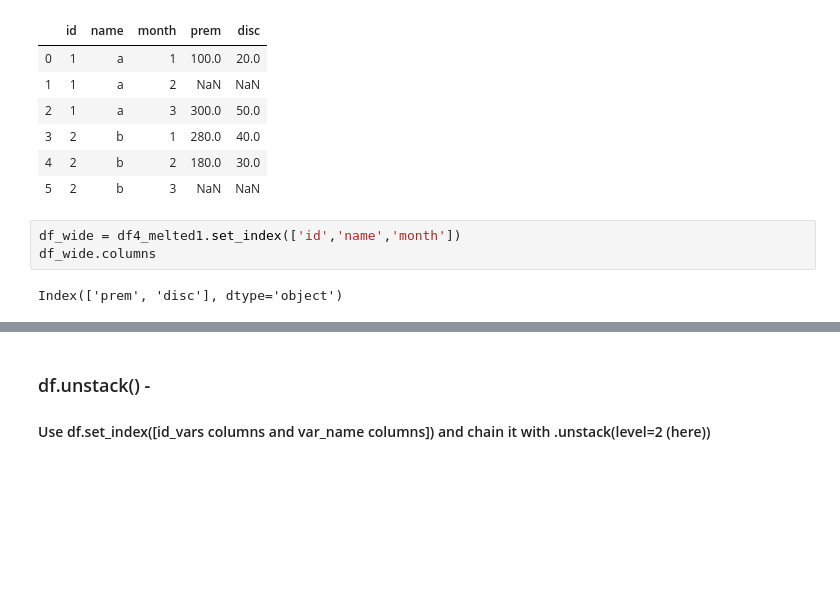
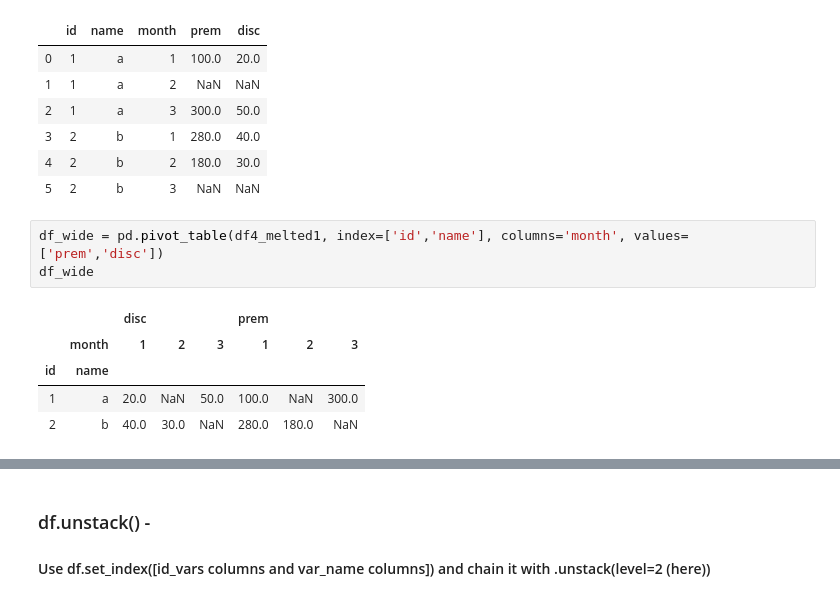
Before and after one commit to AbhishekKumar-0311/Machine-Learning-with-Python, a Jupyter notebook: Pandas/Reshaping_DataFrame.ipynb, the cells around one changed output, grey strips where cells are left out. Drawn from its saved outputs; the diff is of its cells as text; blank space fills up the shorter version.

```diff
--- a/Pandas/Reshaping_DataFrame.ipynb
+++ b/Pandas/Reshaping_DataFrame.ipynb
@@ -220,7 +223,11 @@ df4_melted1
 | 4 | 2 | b | 2 | 180.0 | 30.0 |
 | 5 | 2 | b | 3 | NaN | NaN |
 # %%
-df_wide = df4_melted1.set_index(['id','name','month'])
-df_wide.columns
+df_wide = pd.pivot_table(df4_melted1, index=['id','name'], columns='month', values=['prem','disc'])
+df_wide
 # %% [output]
-Index(['prem', 'disc'], dtype='object')
+|  |  | disc |  |  | prem |  |  |
+|  | month | 1 | 2 | 3 | 1 | 2 | 3 |
+| id | name |  |  |  |  |  |  |
+| 1 | a | 20.0 | NaN | 50.0 | 100.0 | NaN | 300.0 |
+| 2 | b | 40.0 | 30.0 | NaN | 280.0 | 180.0 | NaN |
```
Also changed, not shown: parts of 7 cells of this notebook.
